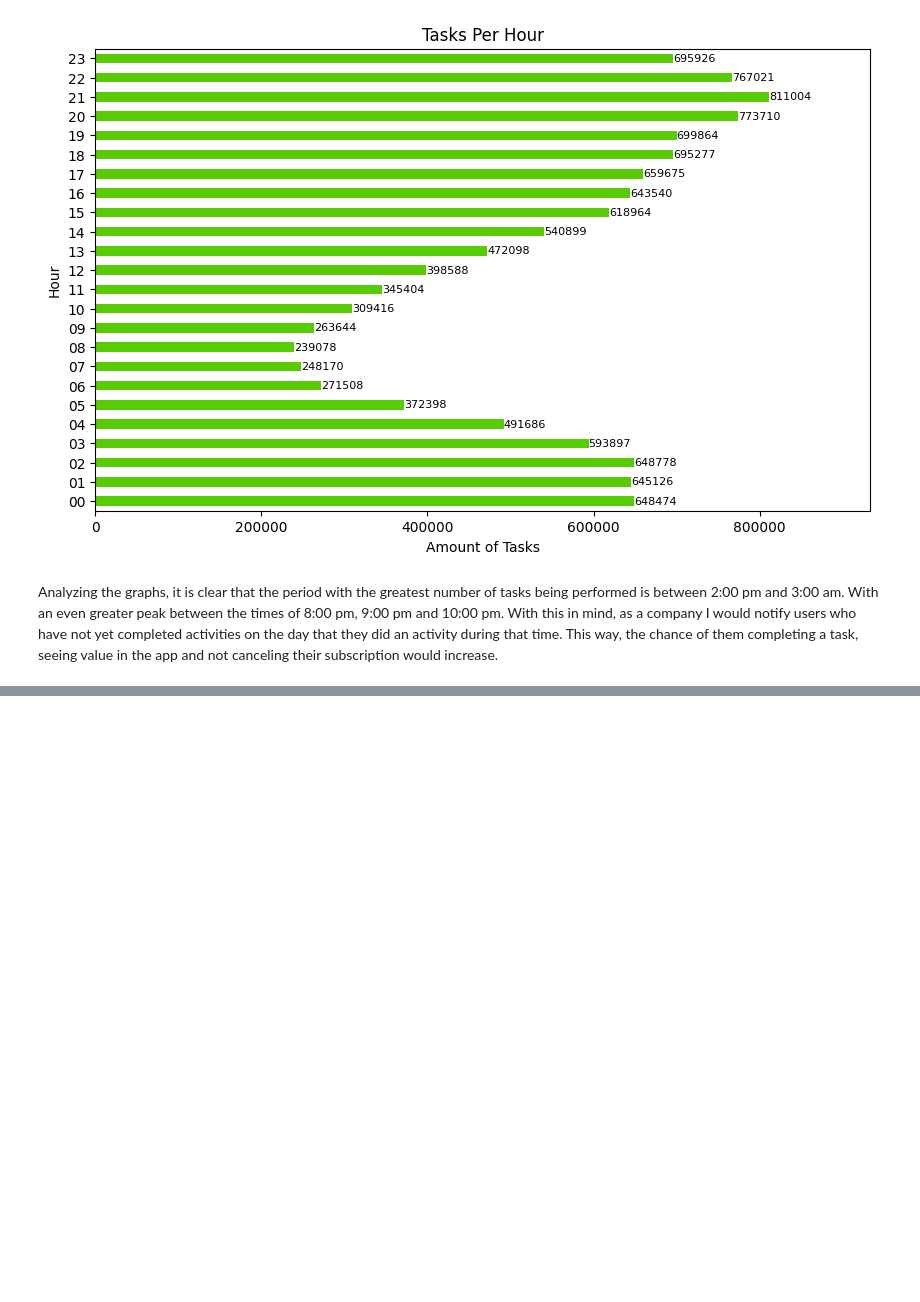
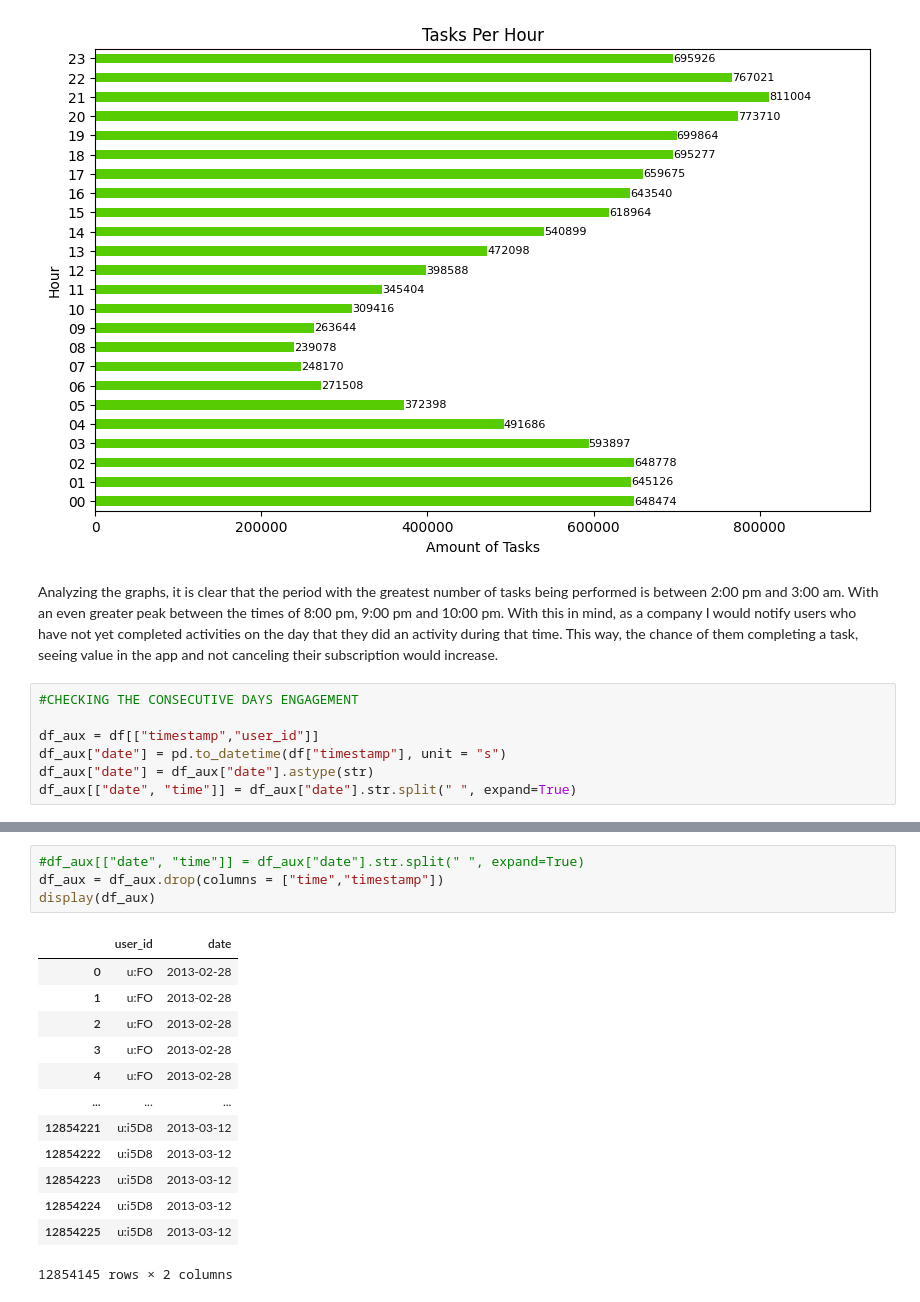
Before and after one commit to lucassigoli/Data-Analysis-Duolingo-Project, a Jupyter notebook: duolingo_analysis_jupyter.v2.ipynb, the cells around one changed output, grey strips where cells are left out. Drawn from its saved outputs; the diff is of its cells as text; blank space fills up the shorter version.

```diff
--- a/duolingo_analysis_jupyter.v2.ipynb
+++ b/duolingo_analysis_jupyter.v2.ipynb
@@ -347,3 +357,10 @@ plt.show
 [figure]
 # %% [markdown]
 Analyzing the graphs, it is clear that the period with the greatest number of tasks being performed is between 2:00 pm and 3:00 am. With an even greater peak between the times of 8:00 pm, 9:00 pm and 10:00 pm. With this in mind, as a company I would notify users who have not yet completed activities on the day that they did an activity during that time. This way, the chance of them completing a task, seeing value in the app and not canceling their subscription would increase.
+# %%
+#CHECKING THE CONSECUTIVE DAYS ENGAGEMENT
+
+df_aux = df[["timestamp","user_id"]]
+df_aux["date"] = pd.to_datetime(df["timestamp"], unit = "s")
+df_aux["date"] = df_aux["date"].astype(str)
+df_aux[["date", "time"]] = df_aux["date"].str.split(" ", expand=True)
@@ -349,0 +388,18 @@ Analyzing the graphs, it is clear that the period with the greatest number of ta
+# %%
+#df_aux[["date", "time"]] = df_aux["date"].str.split(" ", expand=True)
+df_aux = df_aux.drop(columns = ["time","timestamp"])
+display(df_aux)
+# %% [output]
+|  | user_id | date |
+| 0 | u:FO | 2013-02-28 |
+| 1 | u:FO | 2013-02-28 |
+| 2 | u:FO | 2013-02-28 |
+| 3 | u:FO | 2013-02-28 |
+| 4 | u:FO | 2013-02-28 |
+| ... | ... | ... |
+| 12854221 | u:i5D8 | 2013-03-12 |
+| 12854222 | u:i5D8 | 2013-03-12 |
+| 12854223 | u:i5D8 | 2013-03-12 |
+| 12854224 | u:i5D8 | 2013-03-12 |
+| 12854225 | u:i5D8 | 2013-03-12 |
+12854145 rows × 2 columns
```
Also changed, not shown: parts of 21 cells of this notebook.
